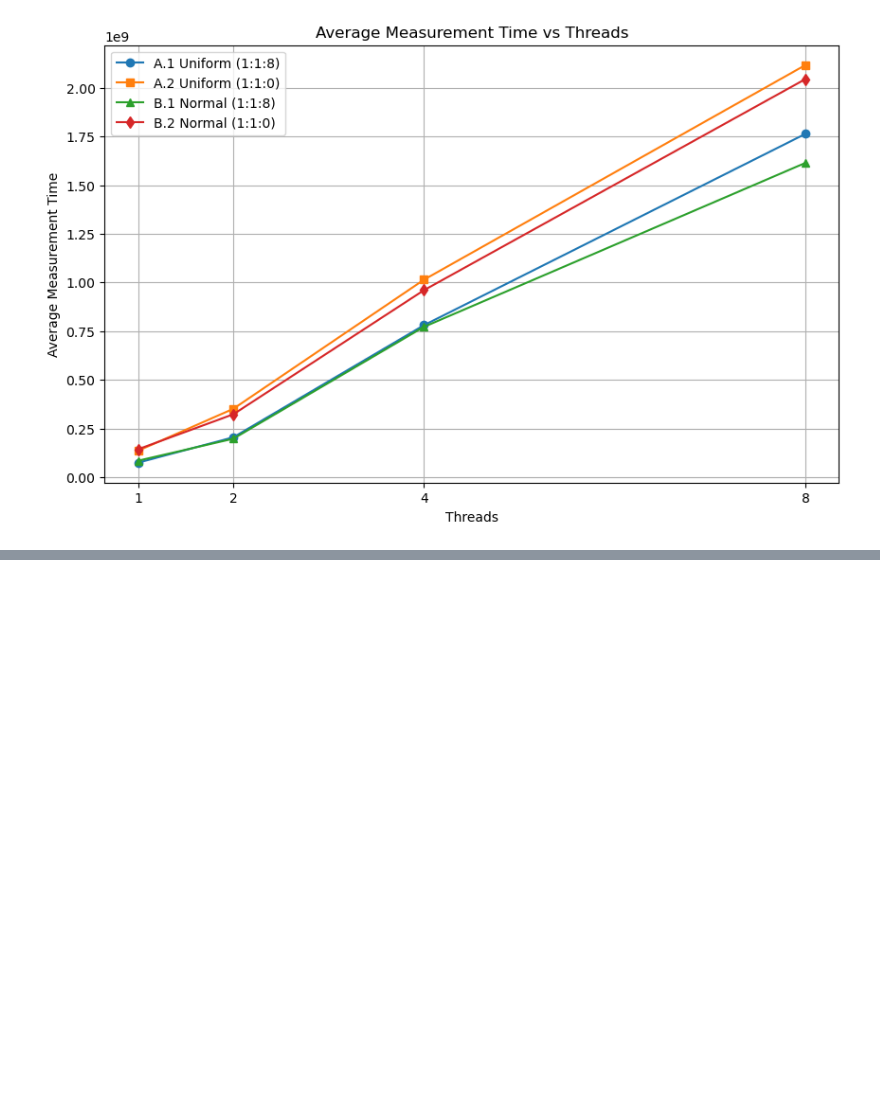
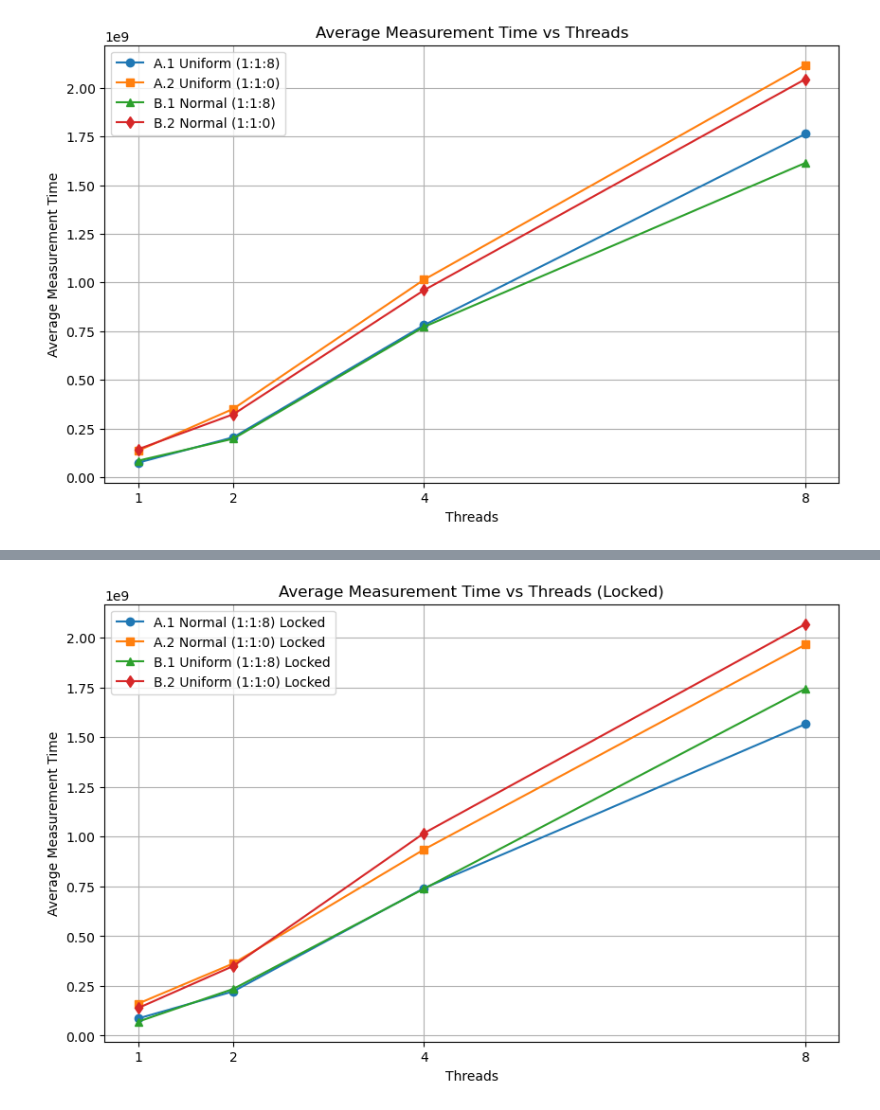
Before and after one commit to CasperKristiansson/Parallel-and-Distributed-Computing-DD2443, a Jupyter notebook: Labs/Lab 3/graphs.ipynb, the cells around one changed output, grey strips where cells are left out. Drawn from its saved outputs; the diff is of its cells as text; code cells hidden in the pictures; blank space fills up the shorter version.

```diff
--- a/Labs/Lab 3/graphs.ipynb
+++ b/Labs/Lab 3/graphs.ipynb
@@ -110,0 +164,51 @@ plt.show()
+# %%
+threads = [1, 2, 4, 8]
+
+A1_normal_times_locked = [
+    [74833458, 81038375, 89947000, 84077541, 100096917],
+    [228352500, 221478458, 211804500, 212790792, 238778375],
+    [730971875, 733998959, 768048958, 653520458, 819605375],
+    [1600476667, 1620295209, 1586293625, 1474294791, 1551064167]
+]
+
+A2_normal_times_locked = [
+    [138071625, 208774667, 168773041, 143377958, 144249292],
+    [355193458, 361744792, 456989125, 329386500, 311560833],
+    [939995417, 954488917, 899565791, 894803000, 992344917],
+    [2042826000, 1989754375, 1848003042, 1928381334, 2021386917]
+]
+
+B1_uniform_times_locked = [
+    [72199625, 72223500, 69859542, 68574875, 67503541],
+    [224500209, 202991542, 226334625, 217111542, 303928000],
+    [749860250, 706122208, 735880250, 752398250, 748847916],
+    [1845694792, 1607945500, 1763872084, 1750633667, 1753590416]
+]
+
+B2_uniform_times_locked = [
+    [144797667, 134284042, 124319167, 129877500, 158627458],
+    [364098834, 347900958, 394274667, 343139459, 301584792],
+    [1064149667, 1066949875, 959097083, 934948583, 1064843792],
+    [2112748125, 1992025916, 2078837208, 2017218125, 2145478459]
+]
+
+A1_normal_avg_locked = [np.mean(times) for times in A1_normal_times_locked]
+A2_normal_avg_locked = [np.mean(times) for times in A2_normal_times_locked]
+B1_uniform_avg_locked = [np.mean(times) for times in B1_uniform_times_locked]
+B2_uniform_avg_locked = [np.mean(times) for times in B2_uniform_times_locked]
+
+plt.figure(figsize=(10, 6))
+plt.plot(threads, A1_normal_avg_locked, marker='o', label='A.1 Normal (1:1:8) Locked')
+plt.plot(threads, A2_normal_avg_locked, marker='s', label='A.2 Normal (1:1:0) Locked')
+plt.plot(threads, B1_uniform_avg_locked, marker='^', label='B.1 Uniform (1:1:8) Locked')
+plt.plot(threads, B2_uniform_avg_locked, marker='d', label='B.2 Uniform (1:1:0) Locked')
+
+plt.title("Average Measurement Time vs Threads (Locked)")
+plt.xlabel("Threads")
+plt.ylabel("Average Measurement Time")
+plt.xticks(threads)
+plt.legend()
+plt.grid(True)
+plt.show()
+# %% [output]
+[figure, added]
```
Also changed, not shown: parts of 2 cells of this notebook, 6 other files.
